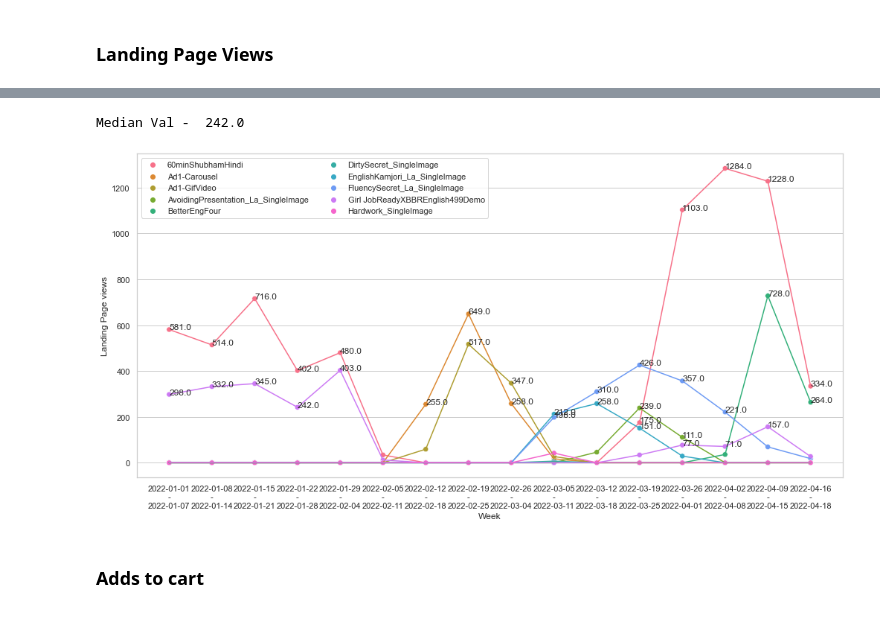
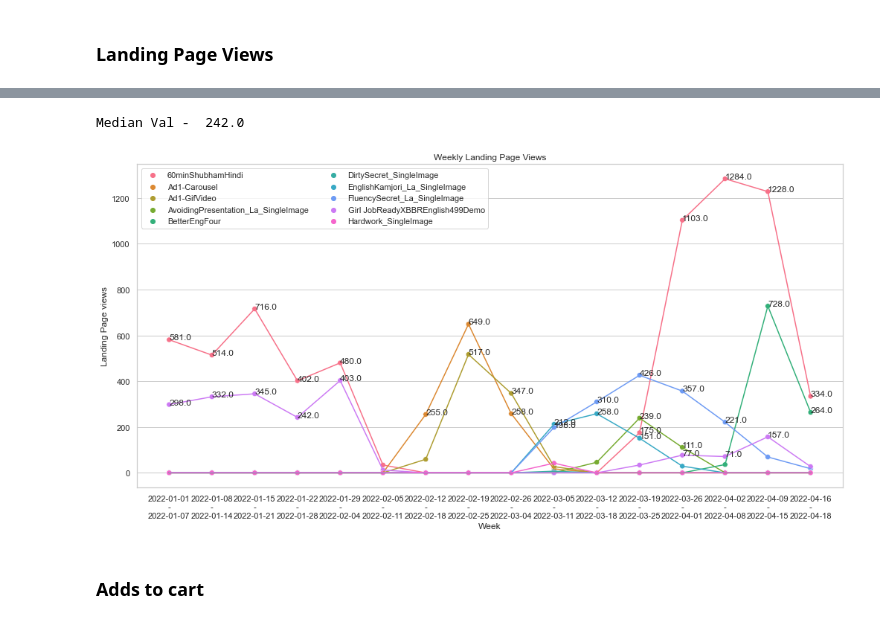
Before and after one commit to d-s-dc/Ad-advisor, a Jupyter notebook: Project.ipynb, the cells around one changed output, grey strips where cells are left out. Saved outputs shown, nothing was run; the diff lists cells and outputs as text; code cells hidden in the pictures.

```diff
--- a/Project.ipynb
+++ b/Project.ipynb
@@ -335,22 +338,23 @@ lpv.assign(Median = lambda x : x.median(axis = 1) ,Average = lambda x : x.mean(a
 # %%
 print("Median Val - ", lpv.stack().median())
 lpvp = lpv.fillna(0).reset_index().melt('Ad name', var_name = 'Week', value_name = 'Value')
 lpvp['Week'] = lpvp['Week'].apply(lambda x : x.replace(" ", "\n"))
 _=lpvp[lpvp['Ad name'].isin([ad_index[i] for i in req_col])]
 plt.grid(visible=None, axis = 'x')
 sns.lineplot(data = _, x = 'Week', y = 'Value', hue = 'Ad name', legend = False)
 sns.scatterplot(data = _, x = 'Week', y = 'Value', hue = 'Ad name', s = 50)
 for name, week, value in zip(_['Ad name'], _['Week'], _['Value']):
     if value >= 70:
         plt.text(week, value, round(value,2))
 sns.set(rc = {'figure.figsize':(17,8)}, palette = "hls")
 sns.set_style("whitegrid")
 plt.ylabel('Landing Page views')
+plt.title('Weekly Landing Page Views')
 plt.legend(ncol = 2)
 plt.show()
 # %% [output]
 Median Val -  242.0
-[figure, old version]
+[figure, new version]
 # %% [markdown]
 ### Adds to cart
 # %%
```
Also changed, not shown: parts of 8 cells of this notebook.
